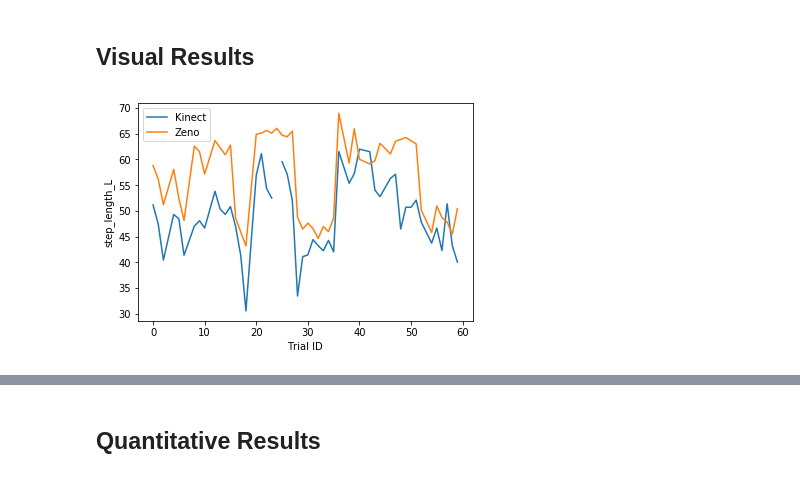
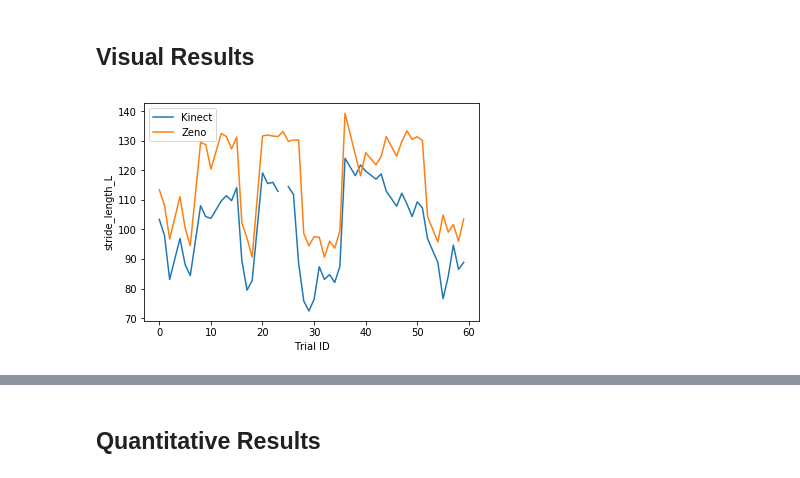
Before and after one commit to ajhynes7/side-view-depth-gait, a Jupyter notebook: notebooks/analysis.ipynb, the cells around one changed output, grey strips where cells are left out. Saved outputs shown, nothing was run; the diff lists cells and outputs as text; code cells hidden in the pictures.

```diff
--- a/notebooks/analysis.ipynb
+++ b/notebooks/analysis.ipynb
@@ -50,18 +50,18 @@ df_z_grouped = df_z.groupby(lambda x: x[:-2], axis=1).mean()
 # %%
 %matplotlib inline
 
-metric = 'step_length_L'
+metric = 'stride_length_L'
 
 plt.plot(df_k[metric])
 plt.plot(df_z[metric])
 
 plt.xlabel('Trial ID')
 plt.ylabel(metric)
 
 plt.legend(['Kinect', 'Zeno'])
 plt.show()
 # %% [output]
-[figure, old version]
+[figure, new version]
 # %%
 x_label, y_label = 'Zeno Walkway', 'Kinect'
 metric = 'stride_length_R'
```
Also changed, not shown: parts of 13 cells of this notebook, 2 other files.
